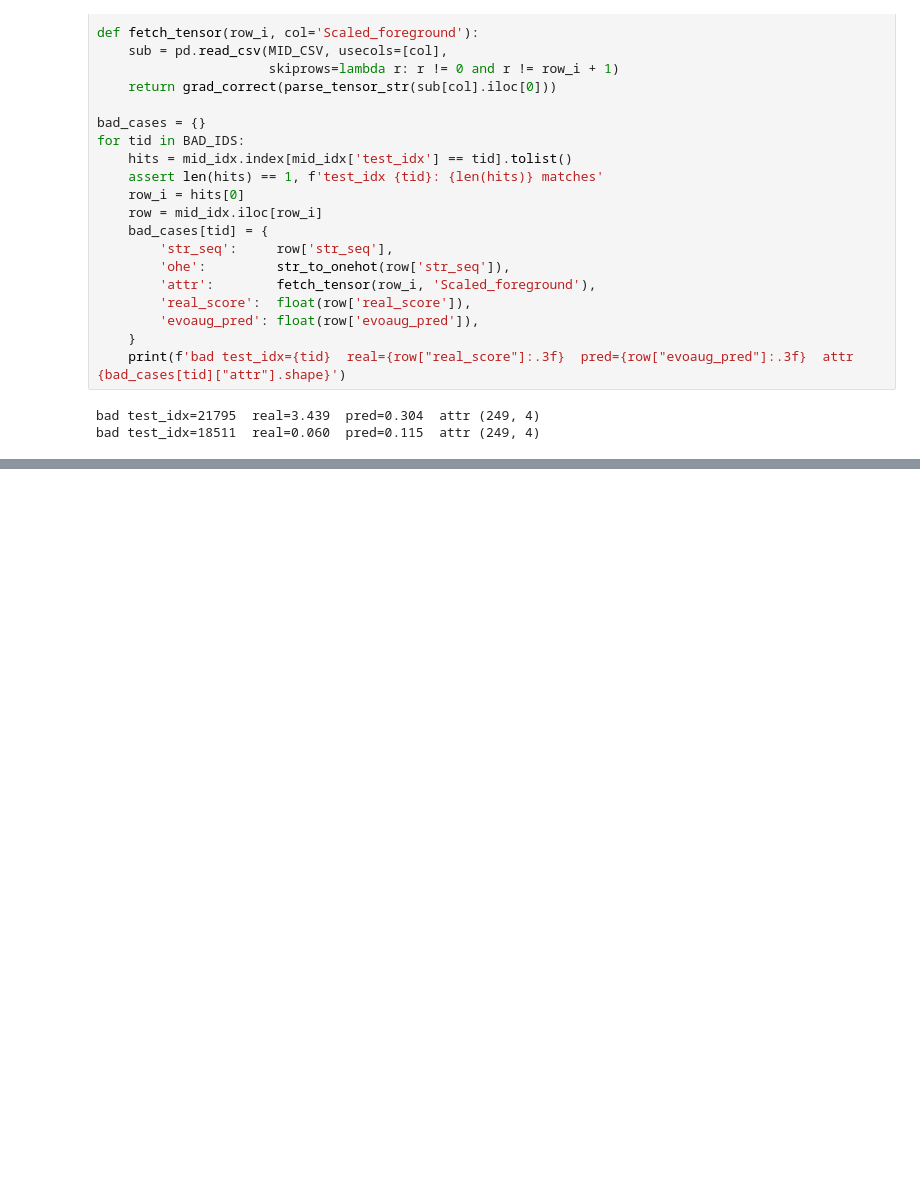
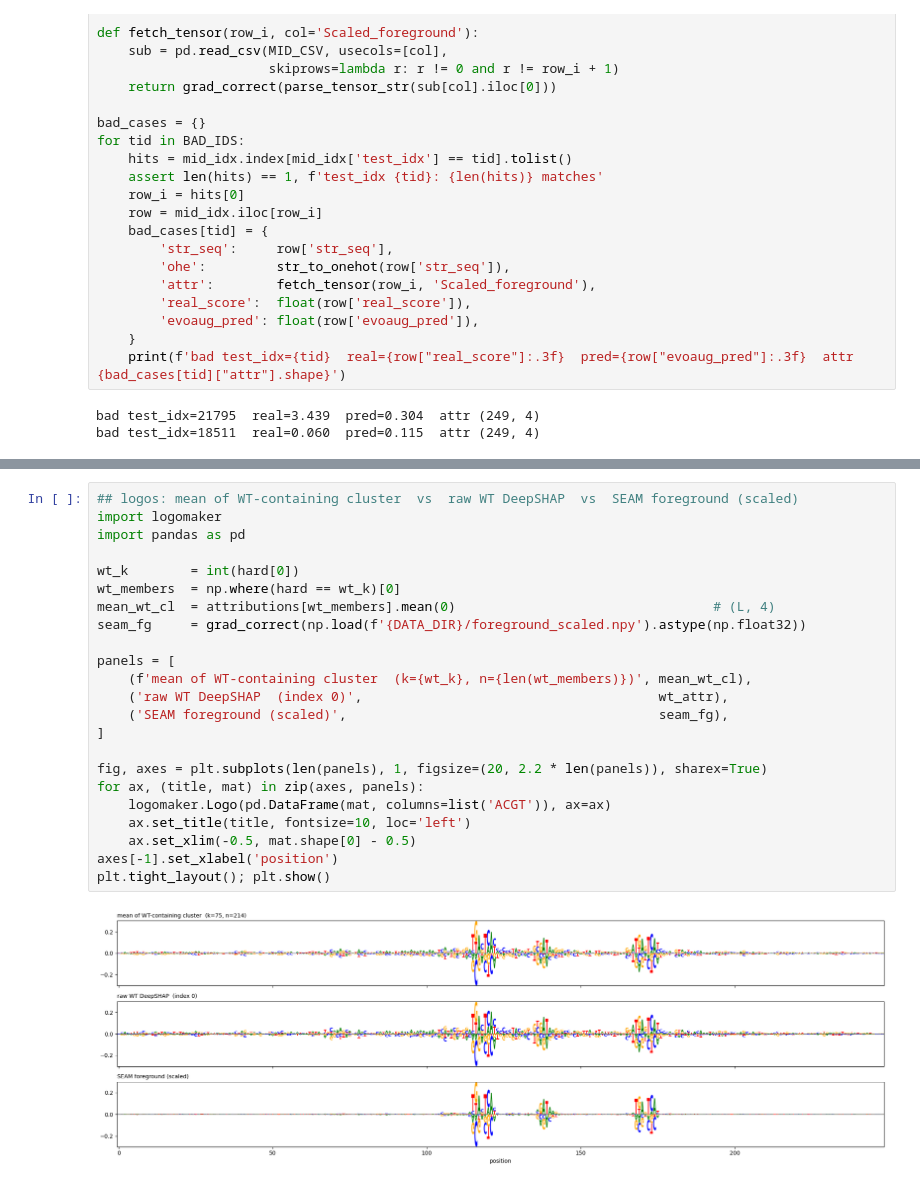
Before and after one commit to pabmantilla/Bg_VBGMM, a Jupyter notebook: init_impliment/scripts/deepstarr/deepstarr_vbggmm.ipynb, the cells around one changed output, grey strips where cells are left out. Drawn from its saved outputs; the diff is of its cells as text; blank space fills up the shorter version.

```diff
--- a/init_impliment/scripts/deepstarr/deepstarr_vbggmm.ipynb
+++ b/init_impliment/scripts/deepstarr/deepstarr_vbggmm.ipynb
@@ -98,0 +254,25 @@ bad test_idx=18511  real=0.060  pred=0.115  attr (249, 4)
+# %%
+## logos: mean of WT-containing cluster  vs  raw WT DeepSHAP  vs  SEAM foreground (scaled)
+import logomaker
+import pandas as pd
+
+wt_k        = int(hard[0])
+wt_members  = np.where(hard == wt_k)[0]
+mean_wt_cl  = attributions[wt_members].mean(0)                                 # (L, 4)
+seam_fg     = grad_correct(np.load(f'{DATA_DIR}/foreground_scaled.npy').astype(np.float32))
+
+panels = [
+    (f'mean of WT-containing cluster  (k={wt_k}, n={len(wt_members)})', mean_wt_cl),
+    ('raw WT DeepSHAP  (index 0)',                                      wt_attr),
+    ('SEAM foreground (scaled)',                                        seam_fg),
+]
+
+fig, axes = plt.subplots(len(panels), 1, figsize=(20, 2.2 * len(panels)), sharex=True)
+for ax, (title, mat) in zip(axes, panels):
+    logomaker.Logo(pd.DataFrame(mat, columns=list('ACGT')), ax=ax)
+    ax.set_title(title, fontsize=10, loc='left')
+    ax.set_xlim(-0.5, mat.shape[0] - 0.5)
+axes[-1].set_xlabel('position')
+plt.tight_layout(); plt.show()
+# %% [output]
+[figure, added]
```
Also changed, not shown: parts of 6 cells of this notebook.
